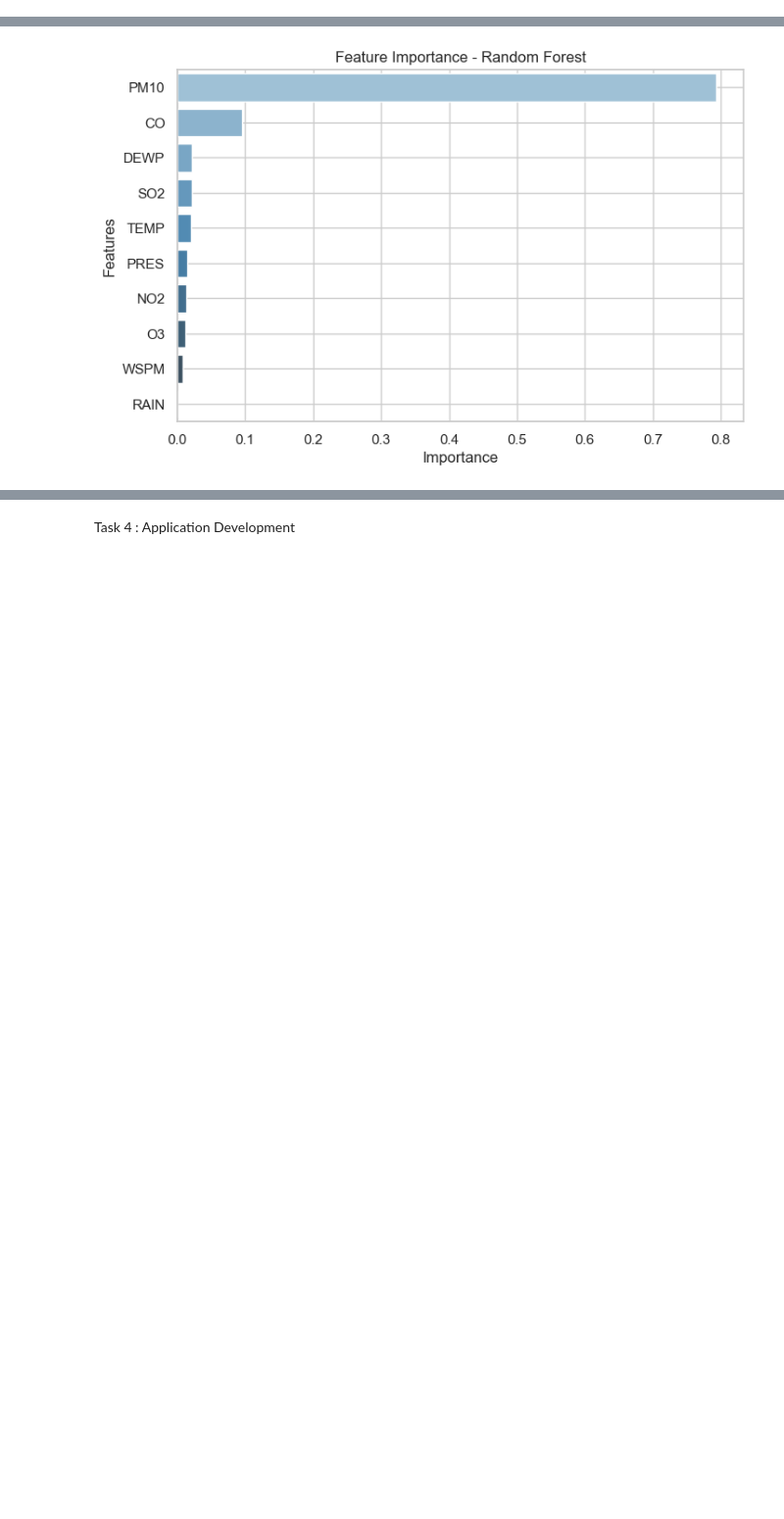
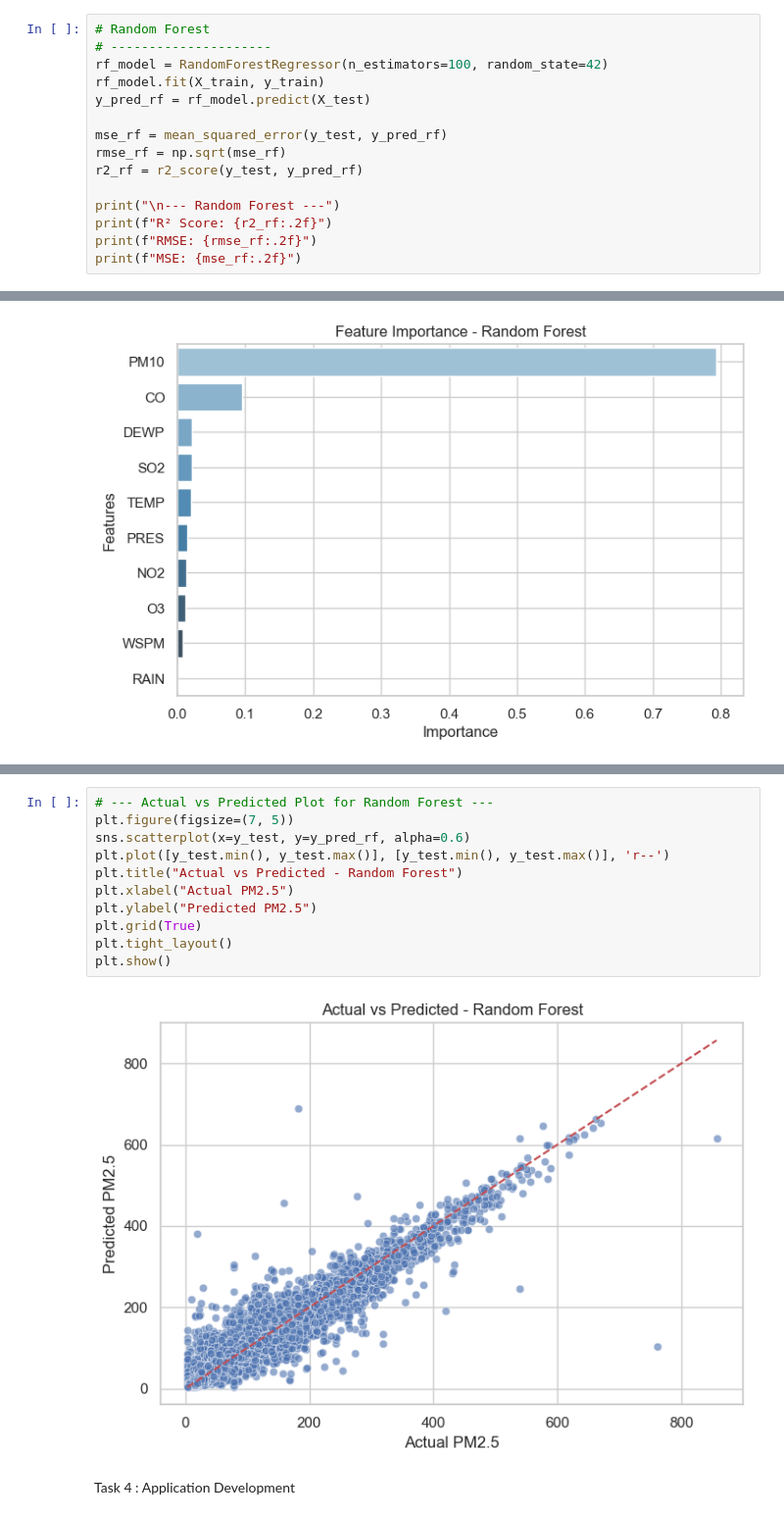
Before and after one commit to himshisehi/CMP7005_Programming-_for_Data_Analysis, a Jupyter notebook: st20317251_CMP7005_PRAC1.ipynb, the cells around one changed output, grey strips where cells are left out. Shown at 98% size. Saved outputs shown, nothing was run; the diff lists cells and outputs as text; blank space fills up the shorter version.

```diff
--- a/st20317251_CMP7005_PRAC1.ipynb
+++ b/st20317251_CMP7005_PRAC1.ipynb
@@ -661,0 +651,15 @@ Mean Squared Error: 435.70
+# %%
+# Random Forest
+# ---------------------
+rf_model = RandomForestRegressor(n_estimators=100, random_state=42)
+rf_model.fit(X_train, y_train)
+y_pred_rf = rf_model.predict(X_test)
+
+mse_rf = mean_squared_error(y_test, y_pred_rf)
+rmse_rf = np.sqrt(mse_rf)
+r2_rf = r2_score(y_test, y_pred_rf)
+
+print("\n--- Random Forest ---")
+print(f"R² Score: {r2_rf:.2f}")
+print(f"RMSE: {rmse_rf:.2f}")
+print(f"MSE: {mse_rf:.2f}")
@@ -682,3 +722,16 @@ plt.show()
+# %%
+# --- Actual vs Predicted Plot for Random Forest ---
+plt.figure(figsize=(7, 5))
+sns.scatterplot(x=y_test, y=y_pred_rf, alpha=0.6)
+plt.plot([y_test.min(), y_test.max()], [y_test.min(), y_test.max()], 'r--')
+plt.title("Actual vs Predicted - Random Forest")
+plt.xlabel("Actual PM2.5")
+plt.ylabel("Predicted PM2.5")
+plt.grid(True)
+plt.tight_layout()
+plt.show()
+# %% [output]
+[figure, added]
 # %% [markdown]
 Task 4 : Application Development
 # %%
```
Also changed, not shown: parts of 13 cells of this notebook, 7 other files.
